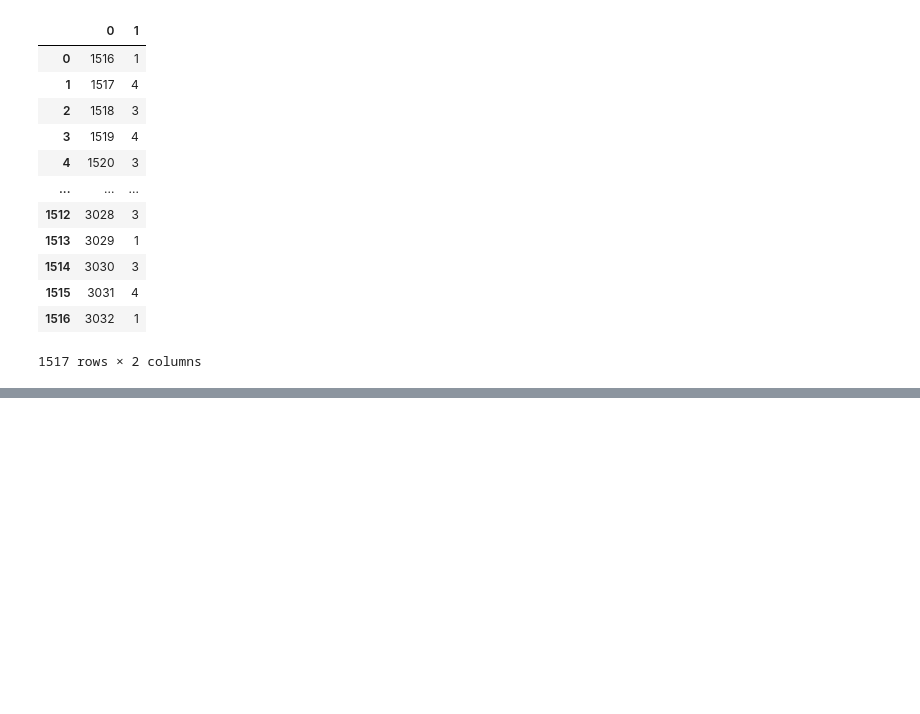
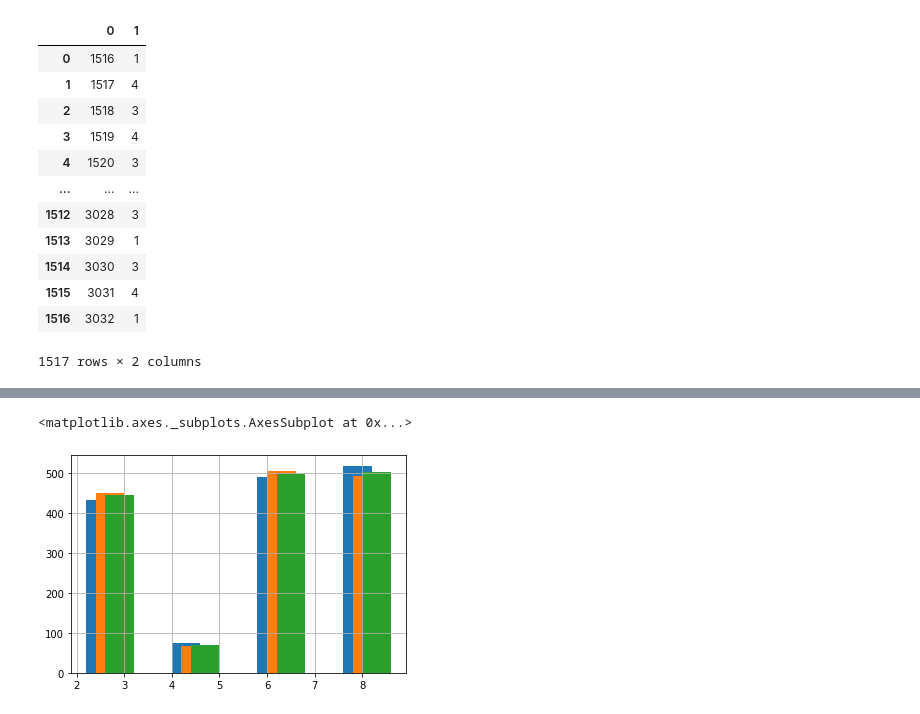
Before and after one commit to t-nakatani/signate_stu22, a Jupyter notebook: signate_stu_v37.ipynb, the cells around one changed output, grey strips where cells are left out. Saved outputs shown, nothing was run; the diff lists cells and outputs as text; code cells hidden in the pictures; blank space fills up the shorter version.

```diff
--- a/signate_stu_v37.ipynb
+++ b/signate_stu_v37.ipynb
@@ -455,0 +459,3 @@ df_final_submit
+# %%
+og_train = pd.read_csv(os.path.join(ROOT, "train.csv")).drop_duplicates(subset='description')
+df_v36 = pd.read_csv(os.path.join(ROOT, 'v36_suede_ensemble.csv'), header=None)
@@ -455,0 +469,8 @@ df_final_submit
+# %%
+# (og_train.jobflag*2).hist() # blue
+(df_v31[1]*2+0.2).hist() # orange
+(df_v36[1]*2+0.4).hist() # green
+(df_final_submit[1]*2+0.6).hist() # red
+# %% [output]
+<matplotlib.axes._subplots.AxesSubplot at 0x...>
+[figure, added]
```
Also changed, not shown: parts of 2 cells of this notebook.
